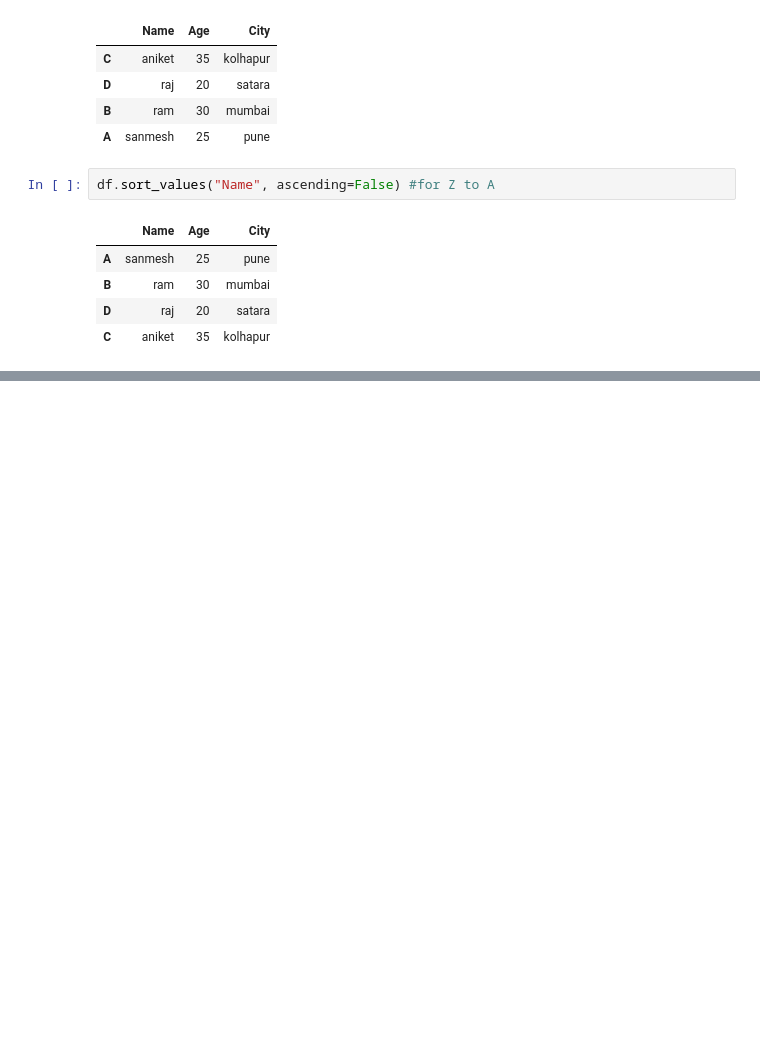
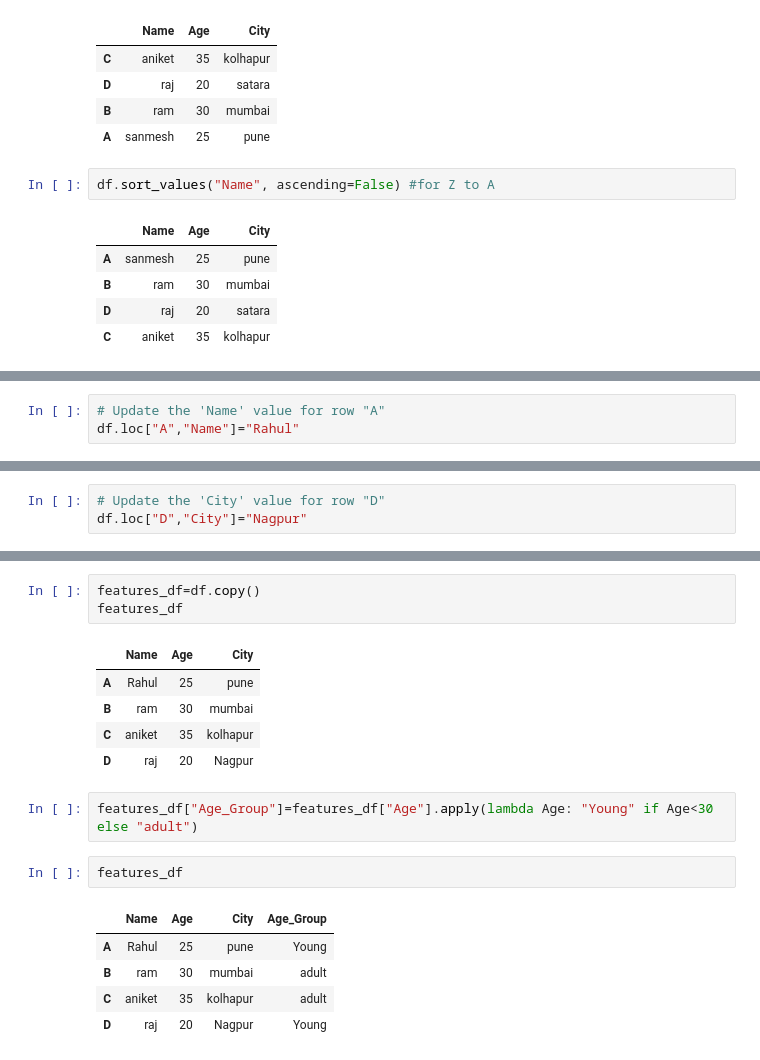
Before and after one commit to sanmesh4090/Data-science-, a Jupyter notebook: Advance Python/pandas2.ipynb, the cells around one changed output, grey strips where cells are left out. Cells and saved outputs as stored; diff of their text form; blank space fills up the shorter version.

```diff
--- a/Advance Python/pandas2.ipynb
+++ b/Advance Python/pandas2.ipynb
@@ -226,0 +268,3 @@ df.sort_values("Name", ascending=False) #for Z to A
+# %%
+# Update the 'Name' value for row "A"
+df.loc["A","Name"]="Rahul"
@@ -226,0 +287,3 @@ df.sort_values("Name", ascending=False) #for Z to A
+# %%
+# Update the 'City' value for row "D"
+df.loc["D","City"]="Nagpur"
@@ -226,0 +326,19 @@ df.sort_values("Name", ascending=False) #for Z to A
+# %%
+features_df=df.copy()
+features_df
+# %% [output]
+|  | Name | Age | City |
+| A | Rahul | 25 | pune |
+| B | ram | 30 | mumbai |
+| C | aniket | 35 | kolhapur |
+| D | raj | 20 | Nagpur |
+# %%
+features_df["Age_Group"]=features_df["Age"].apply(lambda Age: "Young" if Age<30 else "adult")
+# %%
+features_df
+# %% [output]
+|  | Name | Age | City | Age_Group |
+| A | Rahul | 25 | pune | Young |
+| B | ram | 30 | mumbai | adult |
+| C | aniket | 35 | kolhapur | adult |
+| D | raj | 20 | Nagpur | Young |
```
Also changed, not shown: parts of 33 cells of this notebook.
